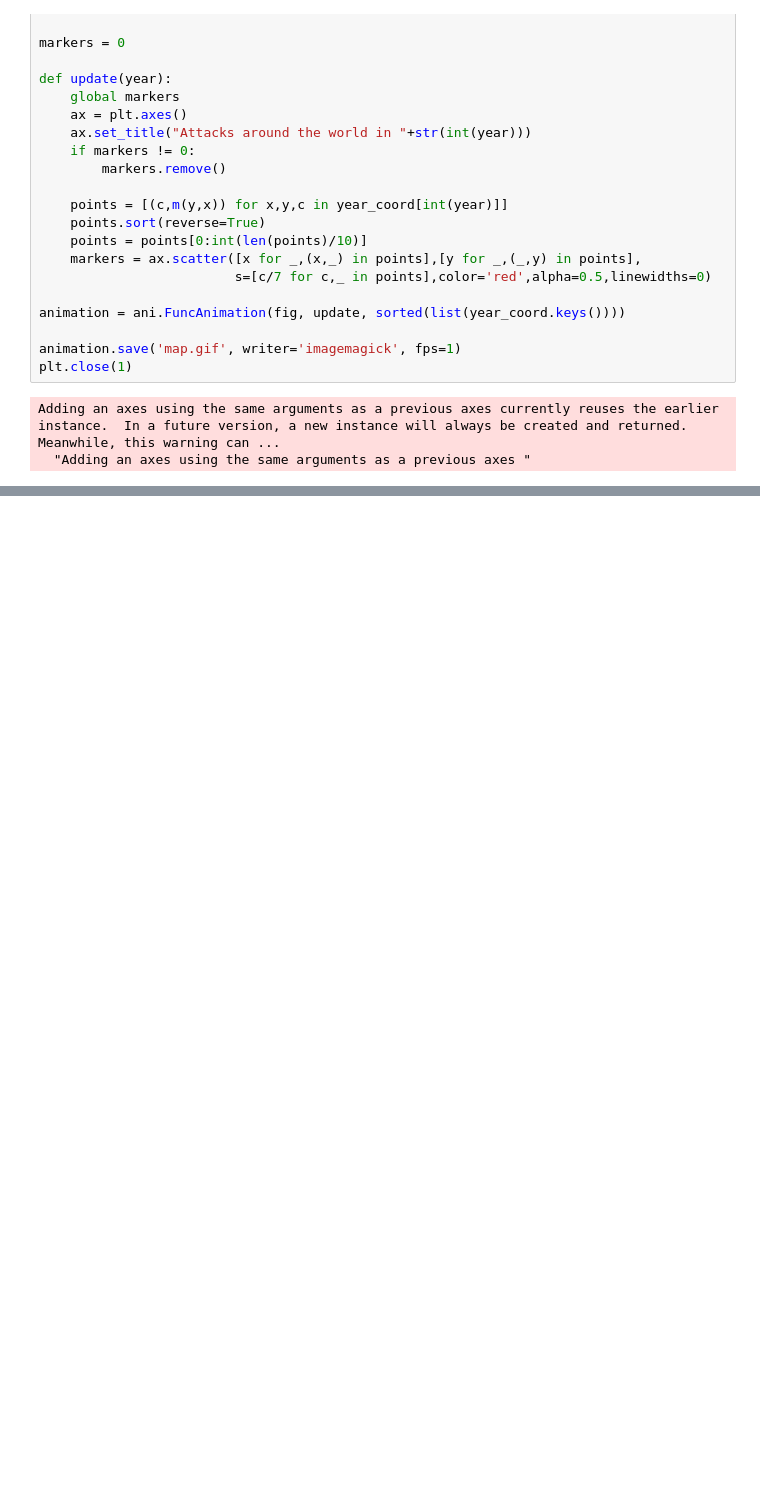
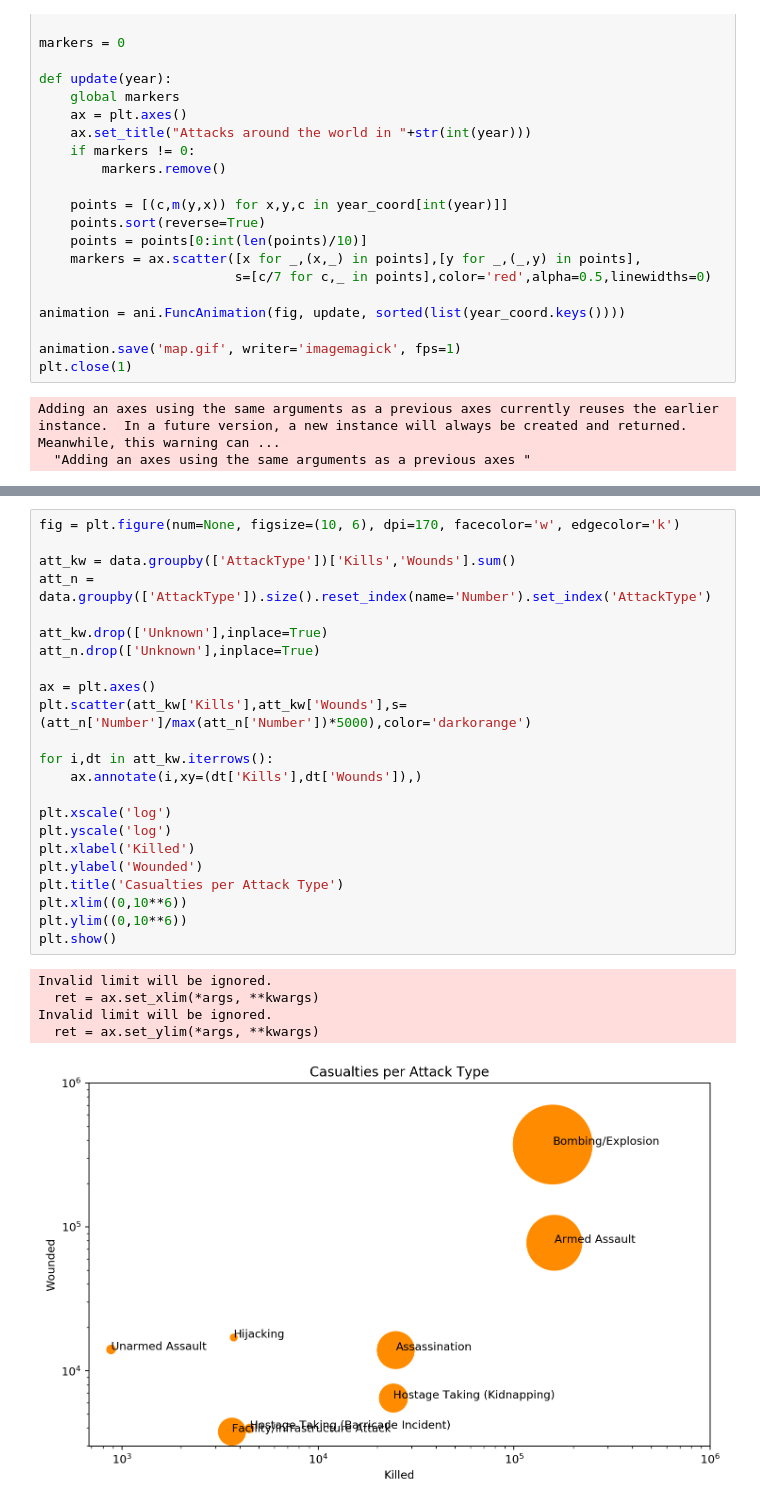
Before and after one commit to matheusfebarbosa/gtdproject, a Jupyter notebook: Global Terrorism - Project.ipynb, the cells around one changed output, grey strips where cells are left out. Saved outputs shown, nothing was run; the diff lists cells and outputs as text; blank space fills up the shorter version.

```diff
--- a/Global Terrorism - Project.ipynb
+++ b/Global Terrorism - Project.ipynb
@@ -150,3 +155,32 @@ Adding an axes using the same arguments as a previous axes currently reuses the
   "Adding an axes using the same arguments as a previous axes "
 # %% [markdown]
 <img src="map.gif" width="1280" height="470" />
+# %%
+fig = plt.figure(num=None, figsize=(10, 6), dpi=170, facecolor='w', edgecolor='k')
+
+att_kw = data.groupby(['AttackType'])['Kills','Wounds'].sum()
+att_n = data.groupby(['AttackType']).size().reset_index(name='Number').set_index('AttackType')
+
+att_kw.drop(['Unknown'],inplace=True)
+att_n.drop(['Unknown'],inplace=True)
+
+ax = plt.axes()
+plt.scatter(att_kw['Kills'],att_kw['Wounds'],s=(att_n['Number']/max(att_n['Number'])*5000),color='darkorange')
+
+for i,dt in att_kw.iterrows():
+    ax.annotate(i,xy=(dt['Kills'],dt['Wounds']),)
+
+plt.xscale('log')
+plt.yscale('log')
+plt.xlabel('Killed')
+plt.ylabel('Wounded')
+plt.title('Casualties per Attack Type')
+plt.xlim((0,10**6))
+plt.ylim((0,10**6))
+plt.show()
+# %% [output]
+Invalid limit will be ignored.
+  ret = ax.set_xlim(*args, **kwargs)
+Invalid limit will be ignored.
+  ret = ax.set_ylim(*args, **kwargs)
+[figure, added]
```
Also changed, not shown: parts of 6 cells of this notebook.
